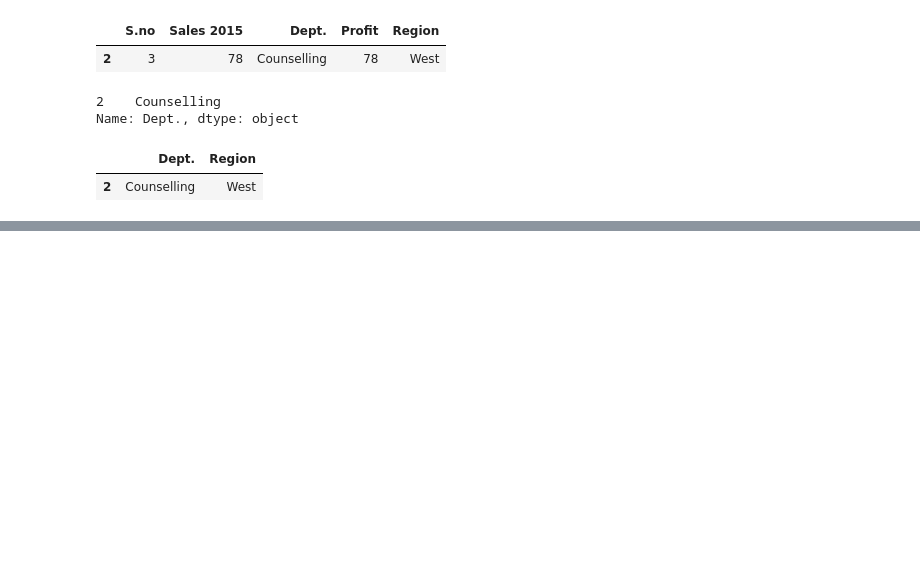
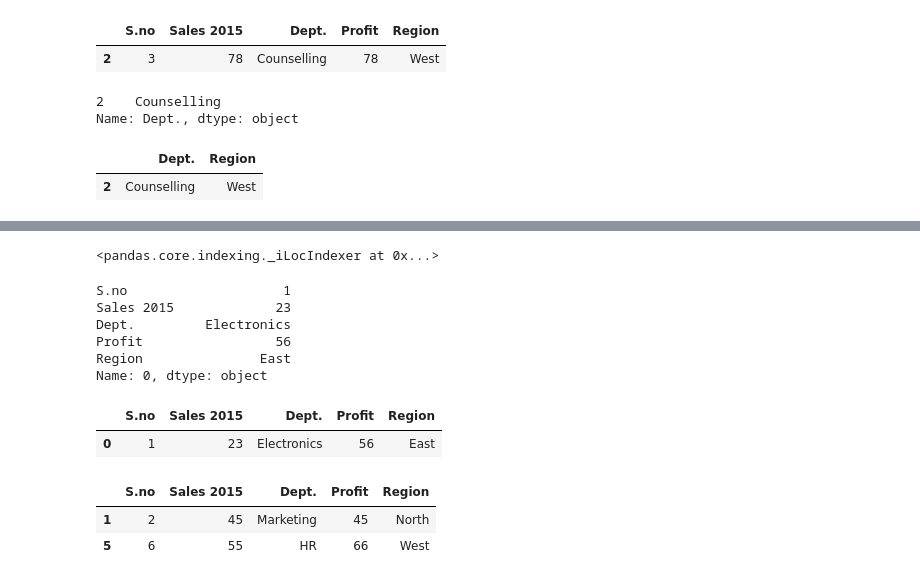
Before and after one commit to ankittrajj/WD_DA_, a Jupyter notebook: Pandas_prt5.ipynb, the cells around one changed output, grey strips where cells are left out. Cells and saved outputs as stored; diff of their text form; code cells hidden in the pictures; blank space fills up the shorter version.

```diff
--- a/Pandas_prt5.ipynb
+++ b/Pandas_prt5.ipynb
@@ -149,0 +161,24 @@ df.loc[df['Profit']>=78,['Dept.','Region']]
+# %%
+df.iloc(0)
+# %% [output]
+<pandas.core.indexing._iLocIndexer at 0x...>
+# %%
+df.iloc[0]
+# %% [output]
+S.no                    1
+Sales 2015             23
+Dept.         Electronics
+Profit                 56
+Region               East
+Name: 0, dtype: object
+# %%
+df.iloc[[0]]
+# %% [output]
+|  | S.no | Sales 2015 | Dept. | Profit | Region |
+| 0 | 1 | 23 | Electronics | 56 | East |
+# %%
+df.iloc[[1,5]]
+# %% [output]
+|  | S.no | Sales 2015 | Dept. | Profit | Region |
+| 1 | 2 | 45 | Marketing | 45 | North |
+| 5 | 6 | 55 | HR | 66 | West |
```
Also changed, not shown: parts of 6 cells of this notebook.
